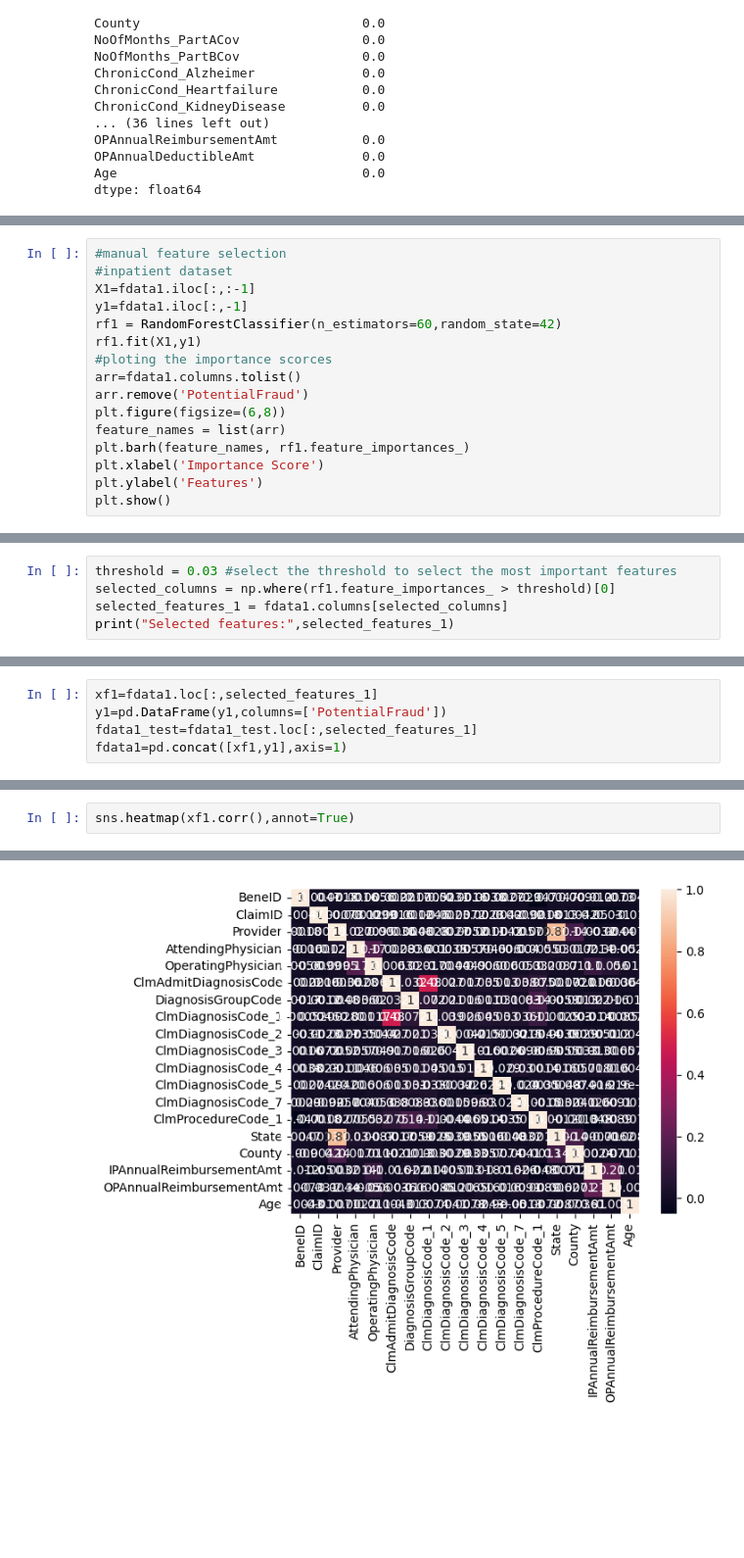
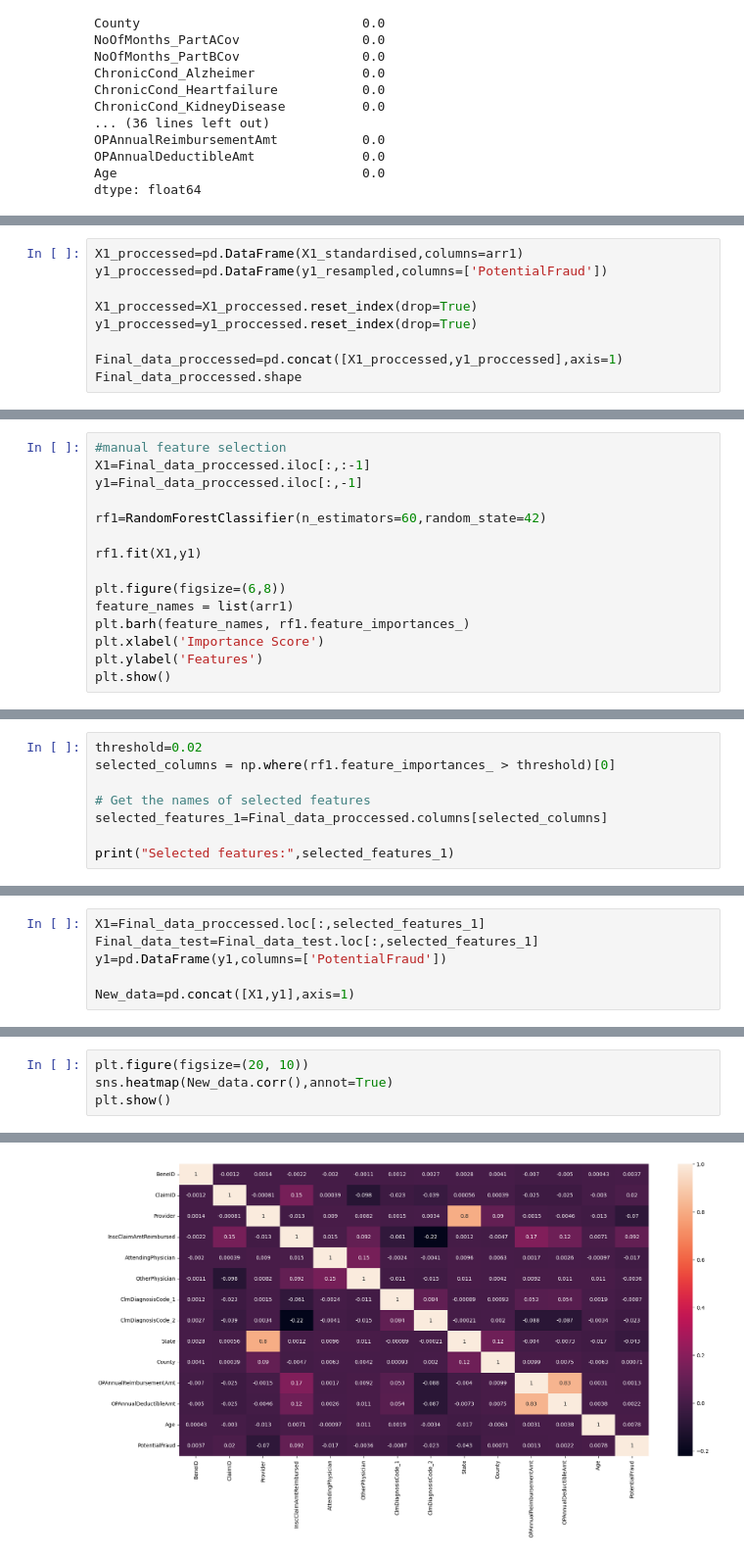
Before and after one commit to mahadevan17/AI_Health_claims, a Jupyter notebook: machineLearning/Health_claim_ML.ipynb, the cells around one changed output, grey strips where cells are left out. Shown at 98% size. Drawn from its saved outputs; the diff is of its cells as text; blank space fills up the shorter version.

```diff
--- a/machineLearning/Health_claim_ML.ipynb
+++ b/machineLearning/Health_claim_ML.ipynb
@@ -580,0 +505,9 @@ Outpatient  (517737, 32)
+# %%
+X1_proccessed=pd.DataFrame(X1_standardised,columns=arr1)
+y1_proccessed=pd.DataFrame(y1_resampled,columns=['PotentialFraud'])
+
+X1_proccessed=X1_proccessed.reset_index(drop=True)
+y1_proccessed=y1_proccessed.reset_index(drop=True)
+
+Final_data_proccessed=pd.concat([X1_proccessed,y1_proccessed],axis=1)
+Final_data_proccessed.shape
@@ -581,15 +550,14 @@ Outpatient  (517737, 32)
 # %%
 #manual feature selection
-#inpatient dataset
-X1=fdata1.iloc[:,:-1]
-y1=fdata1.iloc[:,-1]
-rf1 = RandomForestClassifier(n_estimators=60,random_state=42)
+X1=Final_data_proccessed.iloc[:,:-1]
+y1=Final_data_proccessed.iloc[:,-1]
+
+rf1=RandomForestClassifier(n_estimators=60,random_state=42)
+
 rf1.fit(X1,y1)
-#ploting the importance scorces
-arr=fdata1.columns.tolist()
-arr.remove('PotentialFraud')
+
 plt.figure(figsize=(6,8))
-feature_names = list(arr)
+feature_names = list(arr1)
 plt.barh(feature_names, rf1.feature_importances_)
 plt.xlabel('Importance Score')
 plt.ylabel('Features')
@@ -616,6 +573,9 @@ plt.show()
 # %%
-threshold = 0.03 #select the threshold to select the most important features
+threshold=0.02
 selected_columns = np.where(rf1.feature_importances_ > threshold)[0]
-selected_features_1 = fdata1.columns[selected_columns]
+
+# Get the names of selected features
+selected_features_1=Final_data_proccessed.columns[selected_columns]
+
 print("Selected features:",selected_features_1)
 # %% [output]
@@ -639,6 +587,7 @@ Selected features: Index(['BeneID', 'ClaimID', 'Provider', 'InscClaimAmtReimburs
 # %%
-xf1=fdata1.loc[:,selected_features_1]
+X1=Final_data_proccessed.loc[:,selected_features_1]
+Final_data_test=Final_data_test.loc[:,selected_features_1]
 y1=pd.DataFrame(y1,columns=['PotentialFraud'])
-fdata1_test=fdata1_test.loc[:,selected_features_1]
-fdata1=pd.concat([xf1,y1],axis=1)
+
+New_data=pd.concat([X1,y1],axis=1)
 # %%
@@ -666,3 +637,5 @@ fdata1_test.head()
 # %%
-sns.heatmap(xf1.corr(),annot=True)
+plt.figure(figsize=(20, 10))
+sns.heatmap(New_data.corr(),annot=True)
+plt.show()
 # %% [output]
@@ -670 +642 @@ sns.heatmap(xf1.corr(),annot=True)
-[figure, old version]
+[figure, new version]
```
Also changed, not shown: parts of 81 cells of this notebook, 1 other file.
